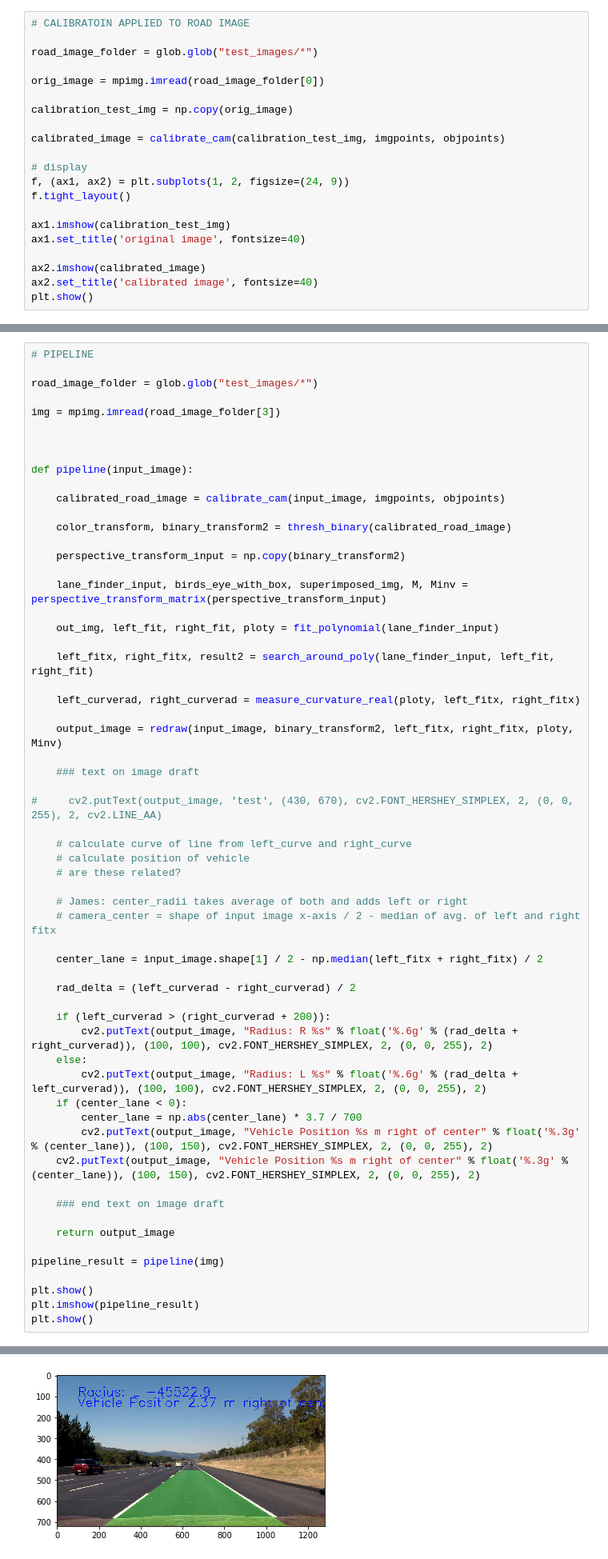
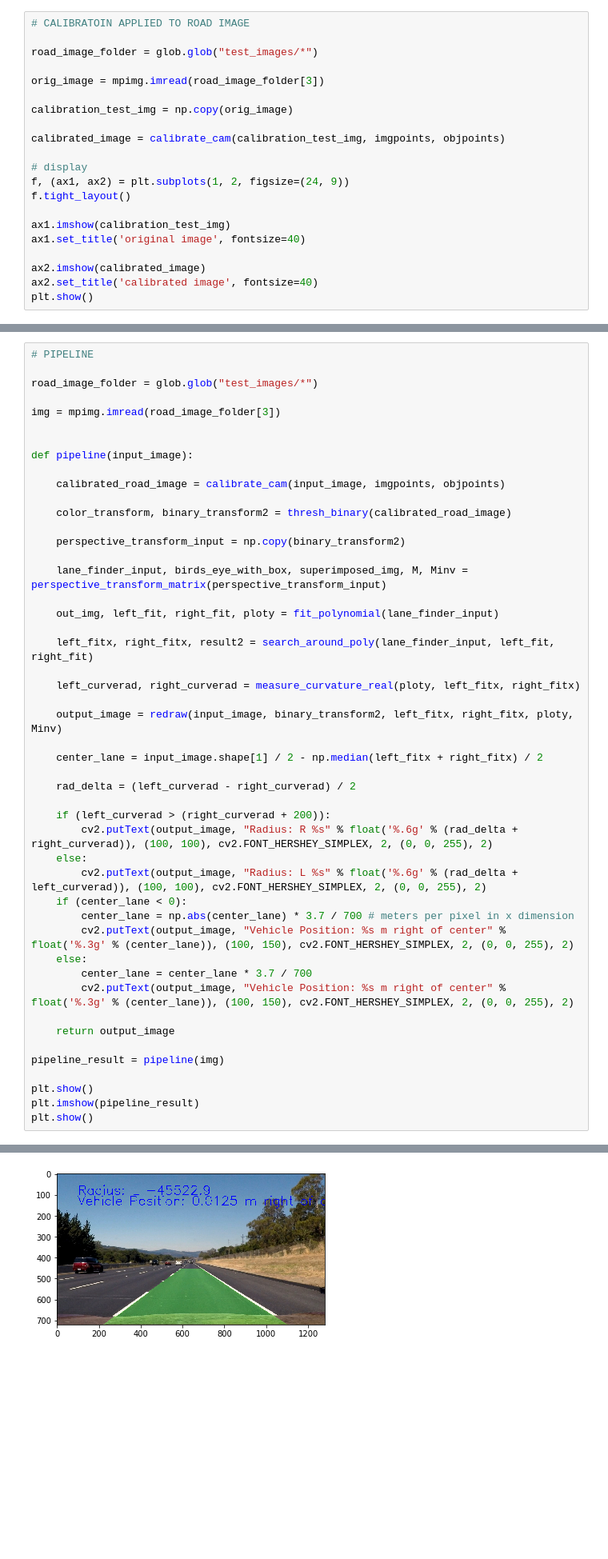
Before and after one commit to blanklist/CarND-Advanced-Lane-Lines, a Jupyter notebook: pipeline.ipynb, the cells around one changed output, grey strips where cells are left out. Shown at 80% size. Saved outputs shown, nothing was run; the diff lists cells and outputs as text; blank space fills up the shorter version.

Commit message:
finished writeup first draft

```diff
--- a/pipeline.ipynb
+++ b/pipeline.ipynb
@@ -58,7 +58,7 @@ plt.show()
 
 road_image_folder = glob.glob("test_images/*")
 
-orig_image = mpimg.imread(road_image_folder[0])
+orig_image = mpimg.imread(road_image_folder[3])
 
 calibration_test_img = np.copy(orig_image)
 
@@ -483,7 +483,6 @@ plt.show()
 road_image_folder = glob.glob("test_images/*")
 
 img = mpimg.imread(road_image_folder[3])
-
 
 
 def pipeline(input_image):
@@ -496,50 +495,39 @@ def pipeline(input_image):
 
     lane_finder_input, birds_eye_with_box, superimposed_img, M, Minv = perspective_transform_matrix(perspective_transform_input)
 
     out_img, left_fit, right_fit, ploty = fit_polynomial(lane_finder_input)
 
     left_fitx, right_fitx, result2 = search_around_poly(lane_finder_input, left_fit, right_fit)
 
     left_curverad, right_curverad = measure_curvature_real(ploty, left_fitx, right_fitx)
 
     output_image = redraw(input_image, binary_transform2, left_fitx, right_fitx, ploty, Minv)
 
-    ### text on image draft
-
-#     cv2.putText(output_image, 'test', (430, 670), cv2.FONT_HERSHEY_SIMPLEX, 2, (0, 0, 255), 2, cv2.LINE_AA)
-
-    # calculate curve of line from left_curve and right_curve
-    # calculate position of vehicle
-    # are these related?
-
-    # James: center_radii takes average of both and adds left or right
-    # camera_center = shape of input image x-axis / 2 - median of avg. of left and right fitx
-
     center_lane = input_image.shape[1] / 2 - np.median(left_fitx + right_fitx) / 2
 
     rad_delta = (left_curverad - right_curverad) / 2
 
     if (left_curverad > (right_curverad + 200)):
         cv2.putText(output_image, "Radius: R %s" % float('%.6g' % (rad_delta + right_curverad)), (100, 100), cv2.FONT_HERSHEY_SIMPLEX, 2, (0, 0, 255), 2)
     else:
         cv2.putText(output_image, "Radius: L %s" % float('%.6g' % (rad_delta + left_curverad)), (100, 100), cv2.FONT_HERSHEY_SIMPLEX, 2, (0, 0, 255), 2)
     if (center_lane < 0):
-        center_lane = np.abs(center_lane) * 3.7 / 700
-        cv2.putText(output_image, "Vehicle Position %s m right of center" % float('%.3g' % (center_lane)), (100, 150), cv2.FONT_HERSHEY_SIMPLEX, 2, (0, 0, 255), 2)
-    cv2.putText(output_image, "Vehicle Position %s m right of center" % float('%.3g' % (center_lane)), (100, 150), cv2.FONT_HERSHEY_SIMPLEX, 2, (0, 0, 255), 2)
-
-    ### end text on image draft
+        center_lane = np.abs(center_lane) * 3.7 / 700 # meters per pixel in x dimension
+        cv2.putText(output_image, "Vehicle Position: %s m right of center" % float('%.3g' % (center_lane)), (100, 150), cv2.FONT_HERSHEY_SIMPLEX, 2, (0, 0, 255), 2)
+    else:
+        center_lane = center_lane * 3.7 / 700
+        cv2.putText(output_image, "Vehicle Position: %s m right of center" % float('%.3g' % (center_lane)), (100, 150), cv2.FONT_HERSHEY_SIMPLEX, 2, (0, 0, 255), 2)
 
     return output_image
 
 pipeline_result = pipeline(img)
 
 plt.show()
 plt.imshow(pipeline_result)
 plt.show()
 # %% [output]
 [figure]
-[figure, old version]
+[figure, new version]
 # %%
 # CREATE VIDEO AND SAVE
 
```
Also changed, not shown: parts of 8 cells of this notebook, 9 other files.
